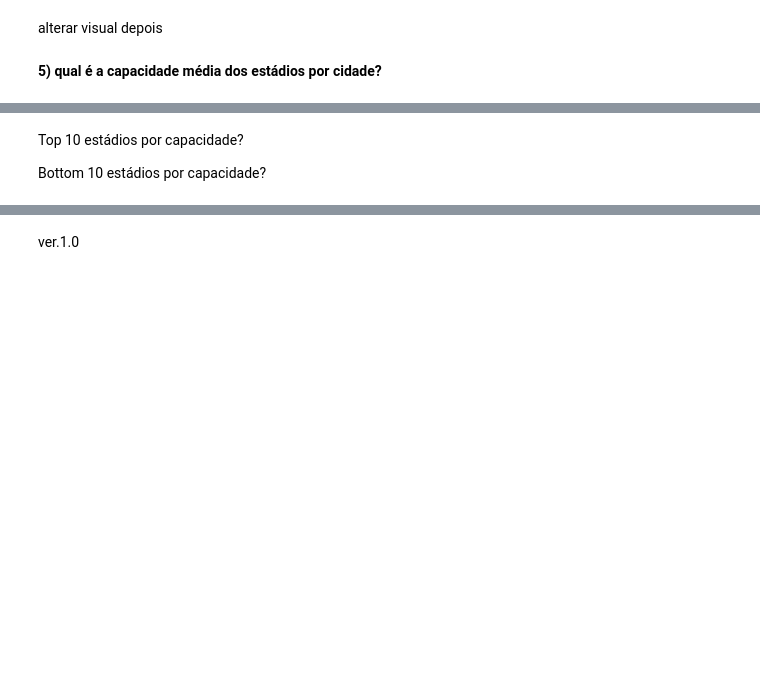
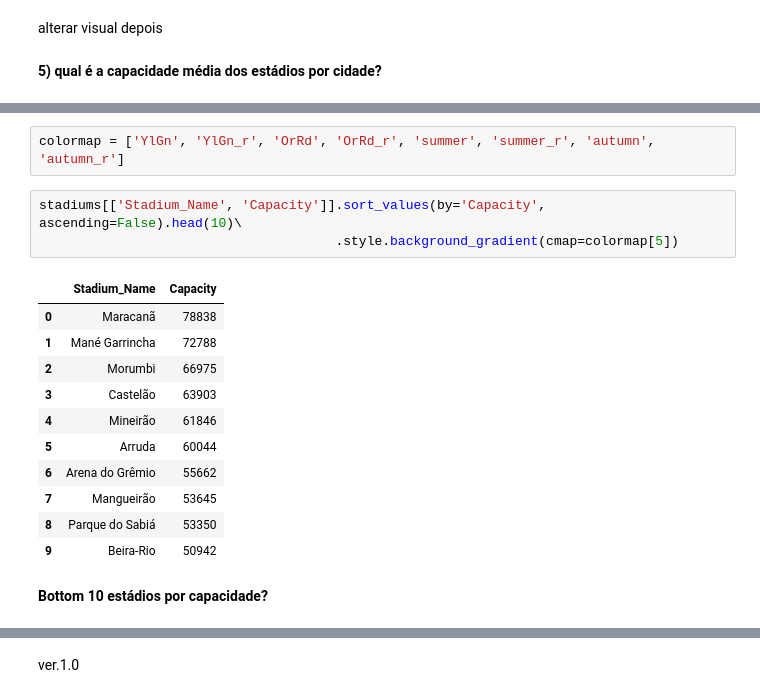
Before and after one commit to PatrickLeal/brazilian-football-stadiums-Data-Transform-Clean-Viz, a Jupyter notebook: brazilian-stadiums-analysis-viz.ipynb, the cells around one changed output, grey strips where cells are left out. Drawn from its saved outputs; the diff is of its cells as text; blank space fills up the shorter version.

```diff
--- a/brazilian-stadiums-analysis-viz.ipynb
+++ b/brazilian-stadiums-analysis-viz.ipynb
@@ -155,4 +182,19 @@ plt.show()
+# %%
+colormap = ['YlGn', 'YlGn_r', 'OrRd', 'OrRd_r', 'summer', 'summer_r', 'autumn', 'autumn_r']
+# %%
+stadiums[['Stadium_Name', 'Capacity']].sort_values(by='Capacity', ascending=False).head(10)\
+                                      .style.background_gradient(cmap=colormap[5])
+# %% [output]
+|  | Stadium_Name | Capacity |
+| 0 | Maracanã | 78838 |
+| 1 | Mané Garrincha | 72788 |
+| 2 | Morumbi | 66975 |
+| 3 | Castelão | 63903 |
+| 4 | Mineirão | 61846 |
+| 5 | Arruda | 60044 |
+| 6 | Arena do Grêmio | 55662 |
+| 7 | Mangueirão | 53645 |
+| 8 | Parque do Sabiá | 53350 |
+| 9 | Beira-Rio | 50942 |
 # %% [markdown]
-Top 10 estádios por capacidade?
-
-Bottom 10 estádios por capacidade?
+**Bottom 10 estádios por capacidade?**
```
Also changed, not shown: parts of 11 cells of this notebook.
